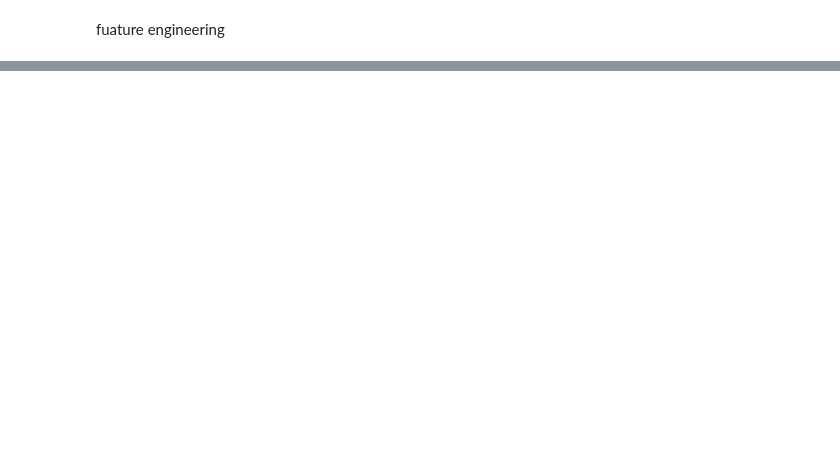
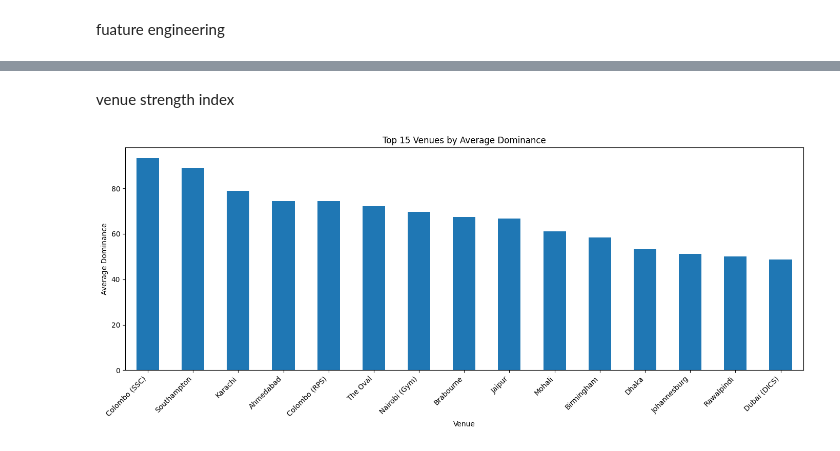
Before and after one commit to sahilkavishka/icc_champions_dataset, a Jupyter notebook: icc_champions.ipynb, the cells around one changed output, grey strips where cells are left out. Saved outputs shown, nothing was run; the diff lists cells and outputs as text; code cells hidden in the pictures; blank space fills up the shorter version.

```diff
--- a/icc_champions.ipynb
+++ b/icc_champions.ipynb
@@ -74,0 +223,14 @@ fuature engineering
+# %% [markdown]
+venue strength index
+# %%
+venue_strength = matches.groupby("Venue")["Dominance"].mean().sort_values(ascending=False)
+
+plt.figure(figsize=(14,6))
+venue_strength.head(15).plot(kind="bar")
+plt.title("Top 15 Venues by Average Dominance")
+plt.ylabel("Average Dominance")
+plt.xticks(rotation=45, ha="right")
+plt.tight_layout()
+plt.show()
+# %% [output]
+[figure, added]
```
Also changed, not shown: parts of 19 cells of this notebook.
